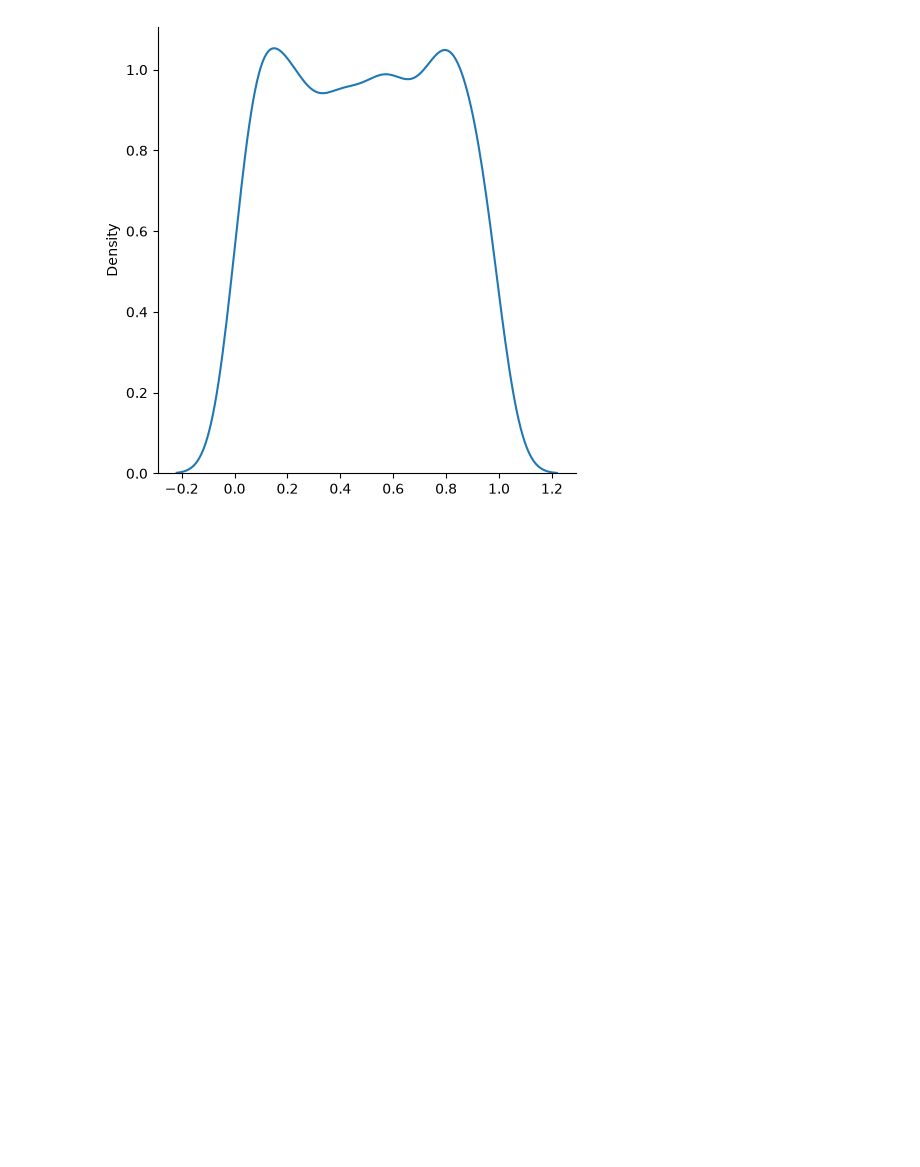
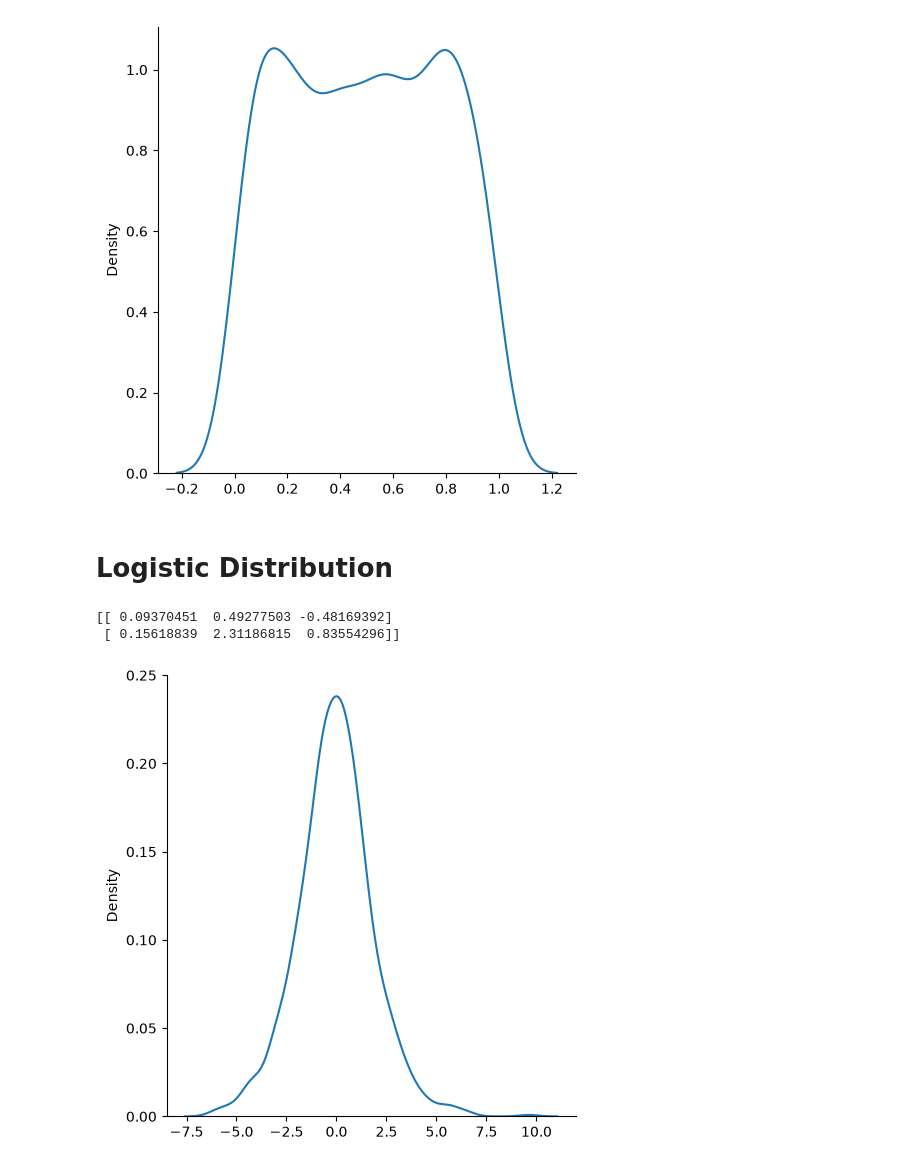
Before and after one commit to Coxxio/ML-Journey, a Jupyter notebook: phase-1-foundations/numpy-w3schools.ipynb, the cells around one changed output. Drawn from its saved outputs; the diff is of its cells as text; code cells hidden in the pictures; blank space fills up the shorter version.

Commit message:
feat: curse of numpy random and ufunc

```diff
--- a/phase-1-foundations/numpy-w3schools.ipynb
+++ b/phase-1-foundations/numpy-w3schools.ipynb
@@ -743,3 +743,20 @@ sns.displot(random.uniform(size=1000), kind="kde")
 plt.show()
 # %% [output]
 [figure]
+# %% [markdown]
+# Logistic Distribution
+# %%
+# draw 2x3 samples from a logistic distribution with mean 1 and stddev 2.0
+x = random.logistic(loc=1, scale=2, size=(2, 3))
+
+print(x)
+# %% [output]
+[[ 0.09370451  0.49277503 -0.48169392]
+ [ 0.15618839  2.31186815  0.83554296]]
+# %%
+# visualization of logistic distribution
+sns.displot(random.logistic( size=1000), kind="kde")
+
+plt.show()
+# %% [output]
+[figure, added]
```
Also changed, not shown: parts of 36 cells of this notebook.
